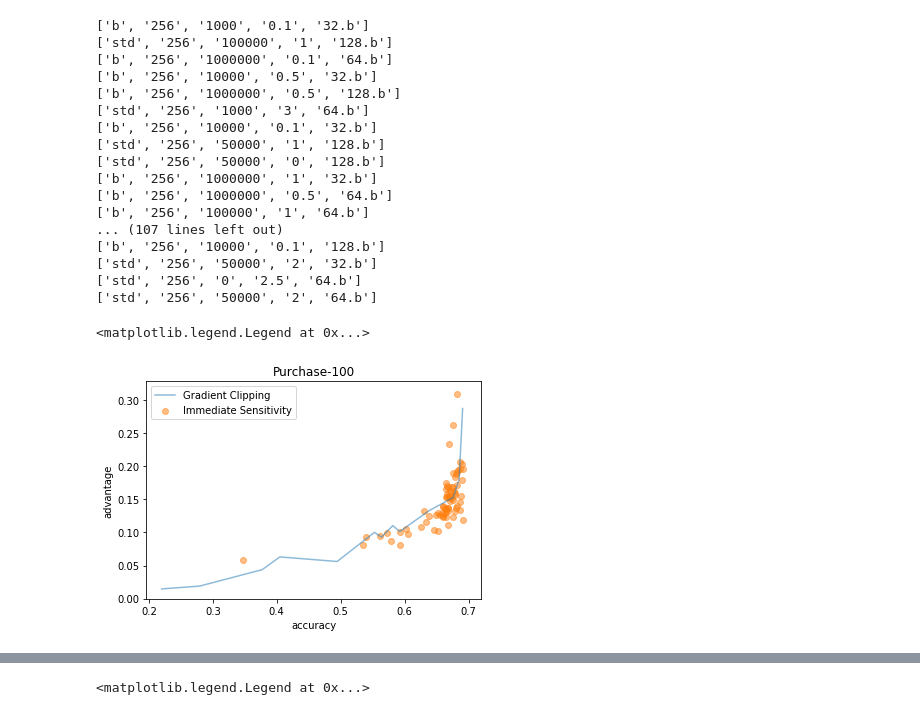
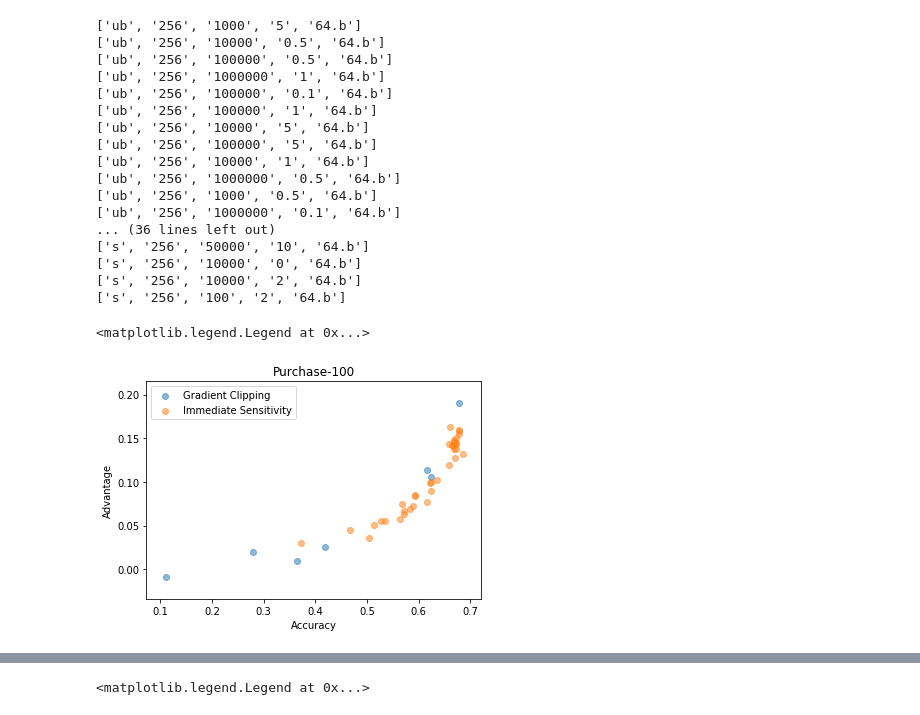
Before and after one commit to twosixlabs/csl, a Jupyter notebook: experiments/immediate_sensitivity/purchase_data_analysis.ipynb, the cells around one changed output, grey strips where cells are left out. Drawn from its saved outputs; the diff is of its cells as text; code cells hidden in the pictures.

```diff
--- a/experiments/immediate_sensitivity/purchase_data_analysis.ipynb
+++ b/experiments/immediate_sensitivity/purchase_data_analysis.ipynb
@@ -6,7 +6,9 @@ import pandas as pd
 # %%
 infos = []
 idx_tups = []
-for file in glob.glob("../../data/purchase/purchase_std*"):
+
+# for file in glob.glob("../../data/purchase/purchase_std*"): for old purchase data
+for file in glob.glob("../../data/purchase/purchase_u*"):
     fd = pickle.load(open(file, 'rb'))
     #print(file, type(infos[-1]))
     var = file.split("_")[-5:]
@@ -15,7 +17,7 @@ for file in glob.glob("../../data/purchase/purchase_std*"):
     fd['acc'] = a
     fd['adv'] = y
     fd['merlin_adv'] = m
-    if var[-5] == 'b':
+    if var[-5] == 'ub':
         var[-5] = 'dp'
     else:
         var[-5] = 'std'
@@ -26,37 +28,57 @@ for file in glob.glob("../../data/purchase/purchase_std*"):
     # IDX tups follow the format (epsilon, throw out threshold, batch size)
     idx_tups.append(var)
     infos.append(fd)
+for file in glob.glob("../../data/purchase/purchase_s_*"):
+    fd = pickle.load(open(file, 'rb'))
+    #print(file, type(infos[-1]))
+    var = file.split("_")[-5:]
+    print(var)
+    a, y, m = max([(a, yt - yf, mt  - mf) for a, yt, yf, mt, mf in zip(fd['acc'], fd['yeom_tpr'], fd['yeom_fpr'], fd['merlin_tpr'], fd['merlin_fpr'])])
+    fd['acc'] = a
+    fd['adv'] = y
+    fd['merlin_adv'] = m
+    if var[-5] == 'ub':
+        var[-5] = 'dp'
+    else:
+        var[-5] = 'std'
+    var[-4] = int(var[-4])
+    var[-1] = int(var[-1].split(".")[0])
+    var[-3] = int(var[-3])
+    var[-2] = float(var[-2]) if var[-2] != 'False' else False
+    # IDX tups follow the format (epsilon, throw out threshold, batch size)
+    idx_tups.append(var)
+    infos.append(fd)
 # %% [output]
-['b', '256', '1000', '0.1', '32.b']
-['std', '256', '100000', '1', '128.b']
-['b', '256', '1000000', '0.1', '64.b']
-['b', '256', '10000', '0.5', '32.b']
-['b', '256', '1000000', '0.5', '128.b']
-['std', '256', '1000', '3', '64.b']
-['b', '256', '10000', '0.1', '32.b']
-['std', '256', '50000', '1', '128.b']
-['std', '256', '50000', '0', '128.b']
-['b', '256', '1000000', '1', '32.b']
-['b', '256', '1000000', '0.5', '64.b']
-['b', '256', '100000', '1', '64.b']
-... (107 lines left out)
-['b', '256', '10000', '0.1', '128.b']
-['std', '256', '50000', '2', '32.b']
-['std', '256', '0', '2.5', '64.b']
-['std', '256', '50000', '2', '64.b']
+['ub', '256', '1000', '5', '64.b']
+['ub', '256', '10000', '0.5', '64.b']
+['ub', '256', '100000', '0.5', '64.b']
+['ub', '256', '1000000', '1', '64.b']
+['ub', '256', '100000', '0.1', '64.b']
+['ub', '256', '100000', '1', '64.b']
+['ub', '256', '10000', '5', '64.b']
+['ub', '256', '100000', '5', '64.b']
+['ub', '256', '10000', '1', '64.b']
+['ub', '256', '1000000', '0.5', '64.b']
+['ub', '256', '1000', '0.5', '64.b']
+['ub', '256', '1000000', '0.1', '64.b']
+... (36 lines left out)
+['s', '256', '50000', '10', '64.b']
+['s', '256', '10000', '0', '64.b']
+['s', '256', '10000', '2', '64.b']
+['s', '256', '100', '2', '64.b']
 # %%
 inf_scalars = [(i[0]['acc'], i[0]['adv'][-1] if type(i[0]['adv']) == list else i[0]['adv'],  i[0]['merlin_adv'][-1][0] if type(i[0]['merlin_adv']) == list else i[0]['merlin_adv'], *i[1]) for i in zip(infos, idx_tups)]
 ds = pd.DataFrame(inf_scalars)
 ds.columns = ['acc', 'yeom', 'merlin', 'method','width', 'epsilon', 'throw out', 'batch_size']
 # %%
-dp = ds[(ds['method'] == 'dp') & (ds['acc'] > .2)].sort_values('acc')
-sd = ds[ds['method'] == 'std']
-plt.plot(dp['acc'], dp['yeom'],label='Gradient Clipping', alpha=.5)
+dp = ds[(ds['method'] == 'dp') & (ds['acc'] > .1)].sort_values('acc')
+sd = ds[(ds['method'] == 'std') & (ds['acc'] > .1)].sort_values('acc')
+plt.scatter(dp['acc'], dp['yeom'],label='Gradient Clipping', alpha=.5)
 plt.scatter(sd['acc'], sd['yeom'],c='tab:orange', label='Immediate Sensitivity', alpha=.5)
-plt.xlabel('accuracy')
-plt.ylabel('advantage')
+plt.xlabel('Accuracy')
+plt.ylabel('Advantage')
 plt.title('Purchase-100')
 plt.legend()
 # %% [output]
 <matplotlib.legend.Legend at 0x...>
-[figure, old version]
+[figure, new version]
```
Also changed, not shown: parts of 1 cell of this notebook, 15 other files.
